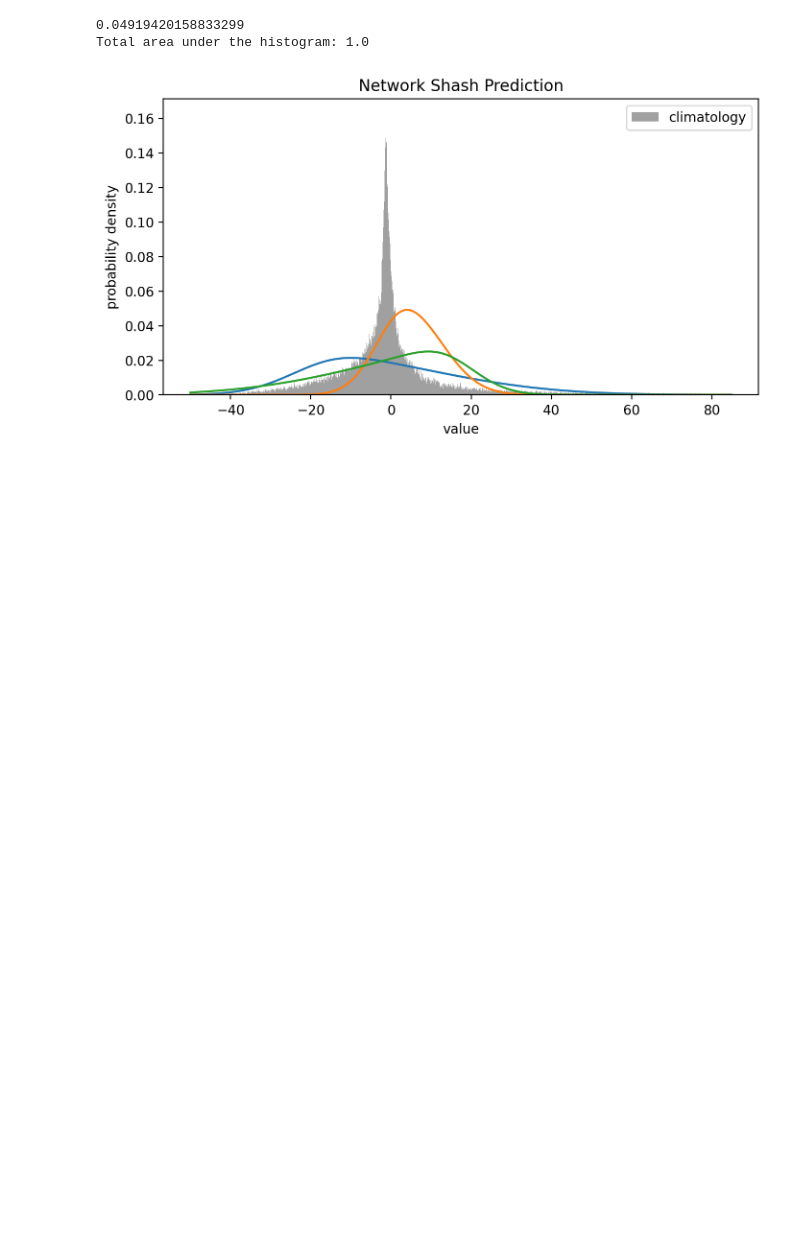
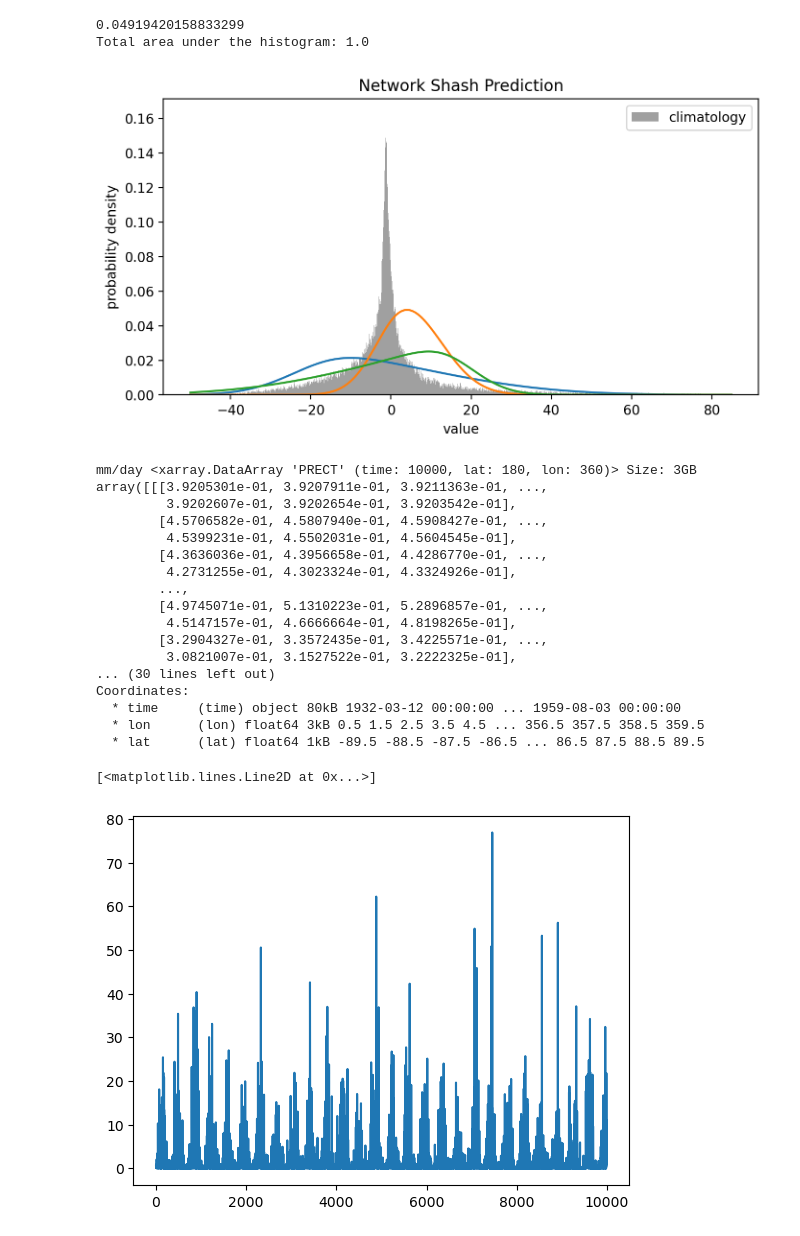
Before and after one commit to Jolan-vP/E3SM, a Jupyter notebook: playfile.ipynb, the cells around one changed output. Drawn from its saved outputs; the diff is of its cells as text; code cells hidden in the pictures; blank space fills up the shorter version.

Commit message:
"Discovered precipitation conversion units issue. Moving to perlmutter to reprocess data"

```diff
--- a/playfile.ipynb
+++ b/playfile.ipynb
@@ -140,3 +144,36 @@ np.shape(y)
 
 for i in (1000, 300, 10, 40):
     plt.plot(x, y[:,i])
+# %%
+test_ds = xr.open_dataset("/Users/C830793391/BIG_DATA/E3SM_Data/ens3/input_vars.v2.LR.historical_0201.eam.h1.1850-2014.nc")
+# %%
+PRECT_m_s = test_ds.PRECT[30000:40000]
+# %%
+# print(f"m/s {PRECT_m_s}")
+PRECT_mm_d = PRECT_m_s * (10**3) * 3600 * 24
+print(f"mm/day {PRECT_mm_d}")
+
+seattle_mm_d = PRECT_mm_d.sel(lat = 49, lon = 123, method = 'nearest')
+
+plt.figure()
+plt.plot(seattle_mm_d)
+# %% [output]
+mm/day <xarray.DataArray 'PRECT' (time: 10000, lat: 180, lon: 360)> Size: 3GB
+array([[[3.9205301e-01, 3.9207911e-01, 3.9211363e-01, ...,
+         3.9202607e-01, 3.9202654e-01, 3.9203542e-01],
+        [4.5706582e-01, 4.5807940e-01, 4.5908427e-01, ...,
+         4.5399231e-01, 4.5502031e-01, 4.5604545e-01],
+        [4.3636036e-01, 4.3956658e-01, 4.4286770e-01, ...,
+         4.2731255e-01, 4.3023324e-01, 4.3324926e-01],
+        ...,
+        [4.9745071e-01, 5.1310223e-01, 5.2896857e-01, ...,
+         4.5147157e-01, 4.6666664e-01, 4.8198265e-01],
+        [3.2904327e-01, 3.3572435e-01, 3.4225571e-01, ...,
+         3.0821007e-01, 3.1527522e-01, 3.2222325e-01],
+... (30 lines left out)
+Coordinates:
+  * time     (time) object 80kB 1932-03-12 00:00:00 ... 1959-08-03 00:00:00
+  * lon      (lon) float64 3kB 0.5 1.5 2.5 3.5 4.5 ... 356.5 357.5 358.5 359.5
+  * lat      (lat) float64 1kB -89.5 -88.5 -87.5 -86.5 ... 86.5 87.5 88.5 89.5
+[<matplotlib.lines.Line2D at 0x...>]
+[figure, added]
```
Also changed, not shown: parts of 8 cells of this notebook, 5 other files.
